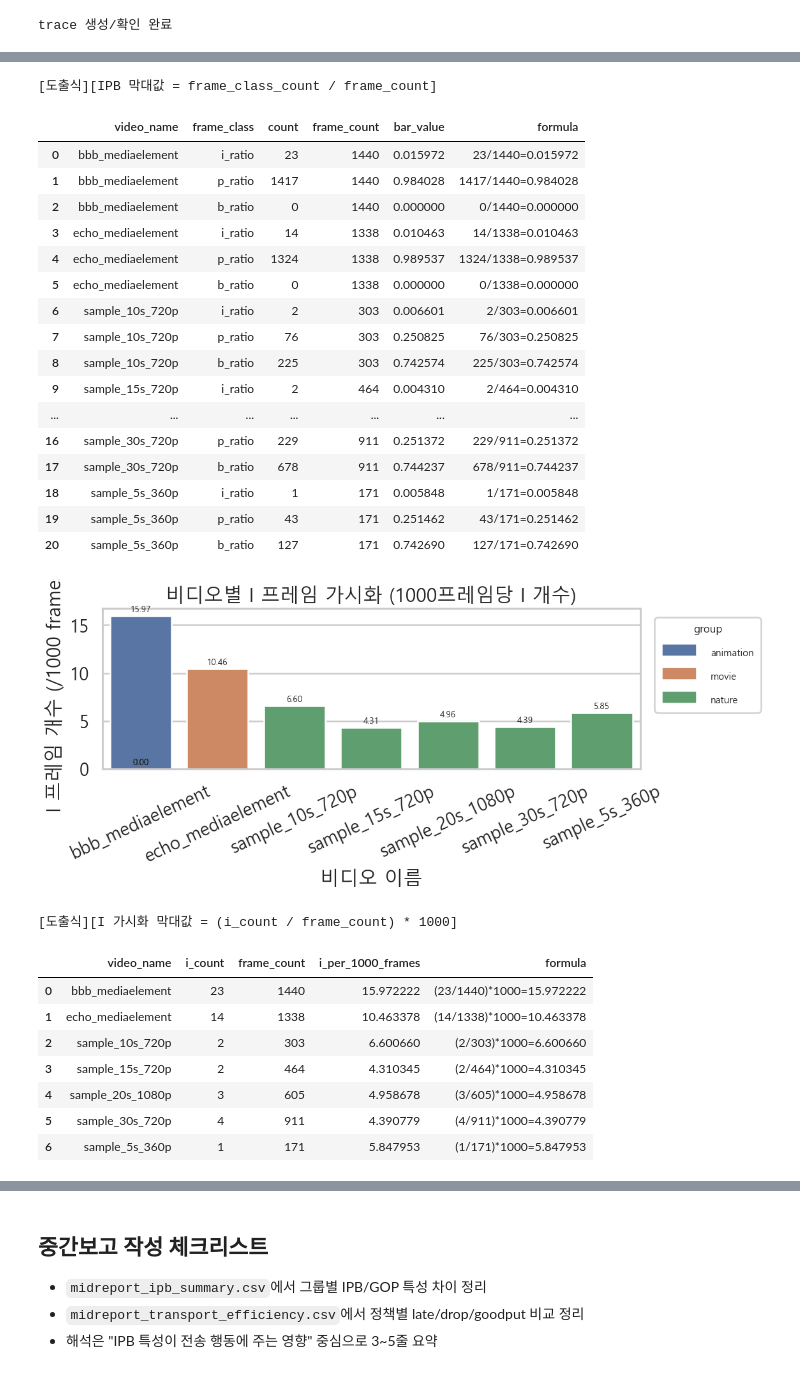
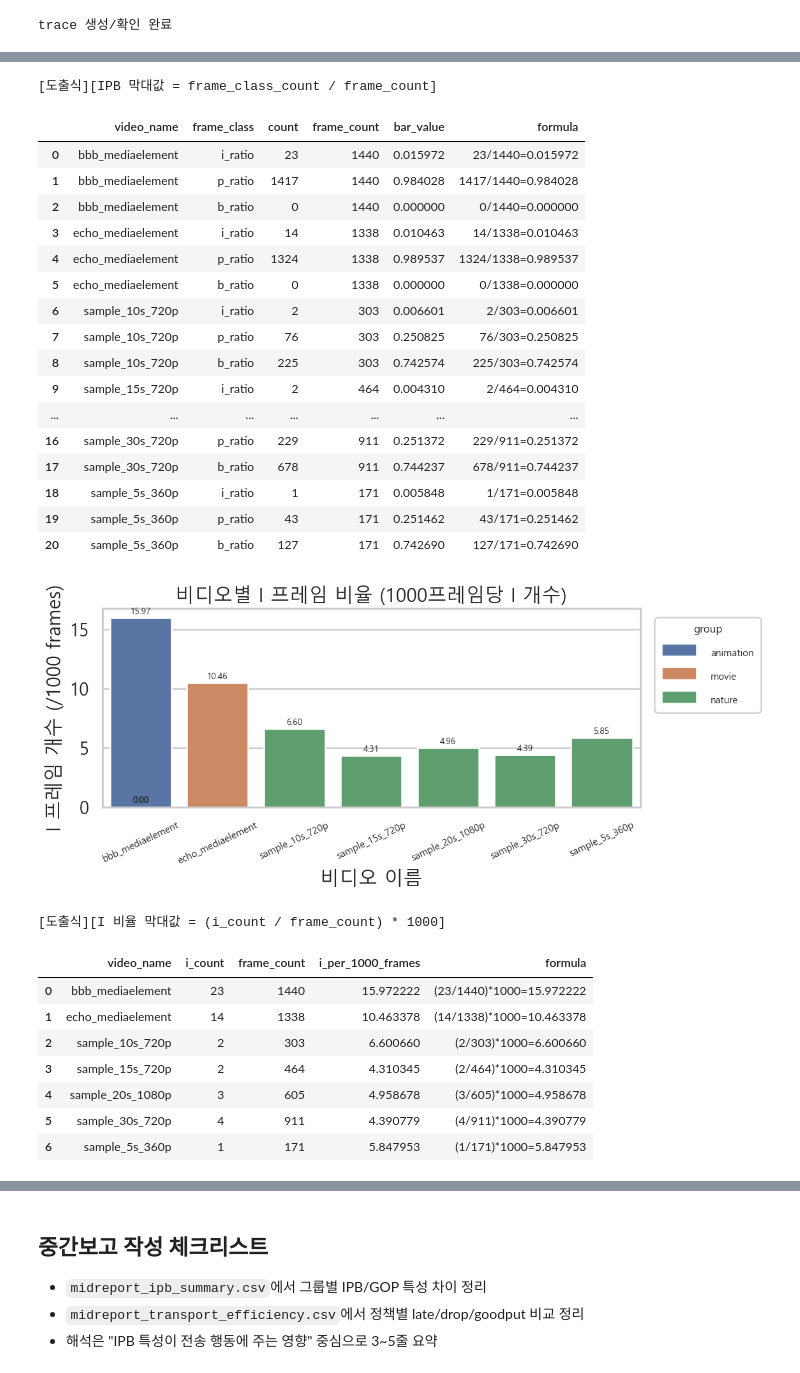
Before and after one commit to knougitrepos/network, a Jupyter notebook: output/jupyter-notebook/midreport_ipb_transport_summary.ipynb, the cells around one changed output, grey strips where cells are left out. Drawn from its saved outputs; the diff is of its cells as text; code cells hidden in the pictures.

```diff
--- a/output/jupyter-notebook/midreport_ipb_transport_summary.ipynb
+++ b/output/jupyter-notebook/midreport_ipb_transport_summary.ipynb
@@ -359,7 +359,7 @@ else:
     ax.set_title('비디오별 IPB 프레임 비율 비교 (그룹별 특성 확인)')
     ax.set_xlabel('비디오 이름')
     ax.set_ylabel('프레임 비율')
-    ax.tick_params(axis='x', rotation=25)
+    ax.tick_params(axis='x', rotation=25, labelsize=9)
     place_small_legend_right(ax, title='frame_class')
     annotate_bar_values(ax, fmt='{:.2f}', fontsize=7)
     fig.tight_layout(rect=[0.0, 0.0, 0.84, 1.0])
@@ -388,16 +388,16 @@ else:
     print('[도출식][IPB 막대값 = frame_class_count / frame_count]')
     display(ipb_explain_df)
 
-    # I 프레임 가시성 보강: 비율(%) + 1000프레임당 I 개수 동시 확인
+    # I 프레임 비율 보강: 비율(%) + 1000프레임당 I 개수 동시 확인
     i_focus_df = ipb_summary_df[['group', 'video_name', 'i_ratio', 'i_per_1000_frames', 'i_count', 'frame_count']].copy()
     i_focus_df['i_ratio_pct'] = i_focus_df['i_ratio'] * 100.0
 
     fig_i, ax_i = plt.subplots(figsize=(12, 4.5))
     sns.barplot(data=i_focus_df, x='video_name', y='i_per_1000_frames', hue='group', dodge=False, ax=ax_i)
-    ax_i.set_title('비디오별 I 프레임 가시화 (1000프레임당 I 개수)')
+    ax_i.set_title('비디오별 I 프레임 비율 (1000프레임당 I 개수)')
     ax_i.set_xlabel('비디오 이름')
     ax_i.set_ylabel('I 프레임 개수 (/1000 frames)')
-    ax_i.tick_params(axis='x', rotation=25)
+    ax_i.tick_params(axis='x', rotation=25, labelsize=9)
     place_small_legend_right(ax_i, title='group')
 
     annotate_bar_values(ax_i, fmt='{:.2f}', fontsize=8)
@@ -411,7 +411,7 @@ else:
         lambda x: f"({int(x['i_count'])}/{int(x['frame_count'])})*1000={x['i_per_1000_frames']:.6f}",
         axis=1,
     )
-    print('[도출식][I 가시화 막대값 = (i_count / frame_count) * 1000]')
+    print('[도출식][I 비율 막대값 = (i_count / frame_count) * 1000]')
     display(i_focus_explain_df)
 # %% [output]
 |  | group | video_name | frame_count | i_count | p_count | b_count | i_ratio | p_ratio | b_ratio | ... |
@@ -426,23 +426,23 @@ else:
 [도출식][IPB 막대값 = frame_class_count / frame_count]
 |  | video_name | frame_class | count | frame_count | bar_value | formula |
 | 0 | bbb_mediaelement | i_ratio | 23 | 1440 | 0.015972 | 23/1440=0.015972 |
 | 1 | bbb_mediaelement | p_ratio | 1417 | 1440 | 0.984028 | 1417/1440=0.984028 |
 | 2 | bbb_mediaelement | b_ratio | 0 | 1440 | 0.000000 | 0/1440=0.000000 |
 | 3 | echo_mediaelement | i_ratio | 14 | 1338 | 0.010463 | 14/1338=0.010463 |
 | 4 | echo_mediaelement | p_ratio | 1324 | 1338 | 0.989537 | 1324/1338=0.989537 |
 | 5 | echo_mediaelement | b_ratio | 0 | 1338 | 0.000000 | 0/1338=0.000000 |
 | 6 | sample_10s_720p | i_ratio | 2 | 303 | 0.006601 | 2/303=0.006601 |
 | 7 | sample_10s_720p | p_ratio | 76 | 303 | 0.250825 | 76/303=0.250825 |
 | 8 | sample_10s_720p | b_ratio | 225 | 303 | 0.742574 | 225/303=0.742574 |
 | 9 | sample_15s_720p | i_ratio | 2 | 464 | 0.004310 | 2/464=0.004310 |
 | ... | ... | ... | ... | ... | ... | ... |
 | 16 | sample_30s_720p | p_ratio | 229 | 911 | 0.251372 | 229/911=0.251372 |
 | 17 | sample_30s_720p | b_ratio | 678 | 911 | 0.744237 | 678/911=0.744237 |
 | 18 | sample_5s_360p | i_ratio | 1 | 171 | 0.005848 | 1/171=0.005848 |
 | 19 | sample_5s_360p | p_ratio | 43 | 171 | 0.251462 | 43/171=0.251462 |
 | 20 | sample_5s_360p | b_ratio | 127 | 171 | 0.742690 | 127/171=0.742690 |
-[figure, old version]
+[figure, new version]
-[도출식][I 가시화 막대값 = (i_count / frame_count) * 1000]
+[도출식][I 비율 막대값 = (i_count / frame_count) * 1000]
 |  | video_name | i_count | frame_count | i_per_1000_frames | formula |
 | 0 | bbb_mediaelement | 23 | 1440 | 15.972222 | (23/1440)*1000=15.972222 |
 | 1 | echo_mediaelement | 14 | 1338 | 10.463378 | (14/1338)*1000=10.463378 |
```
Also changed, not shown: parts of 2 cells of this notebook, 15 other files.
